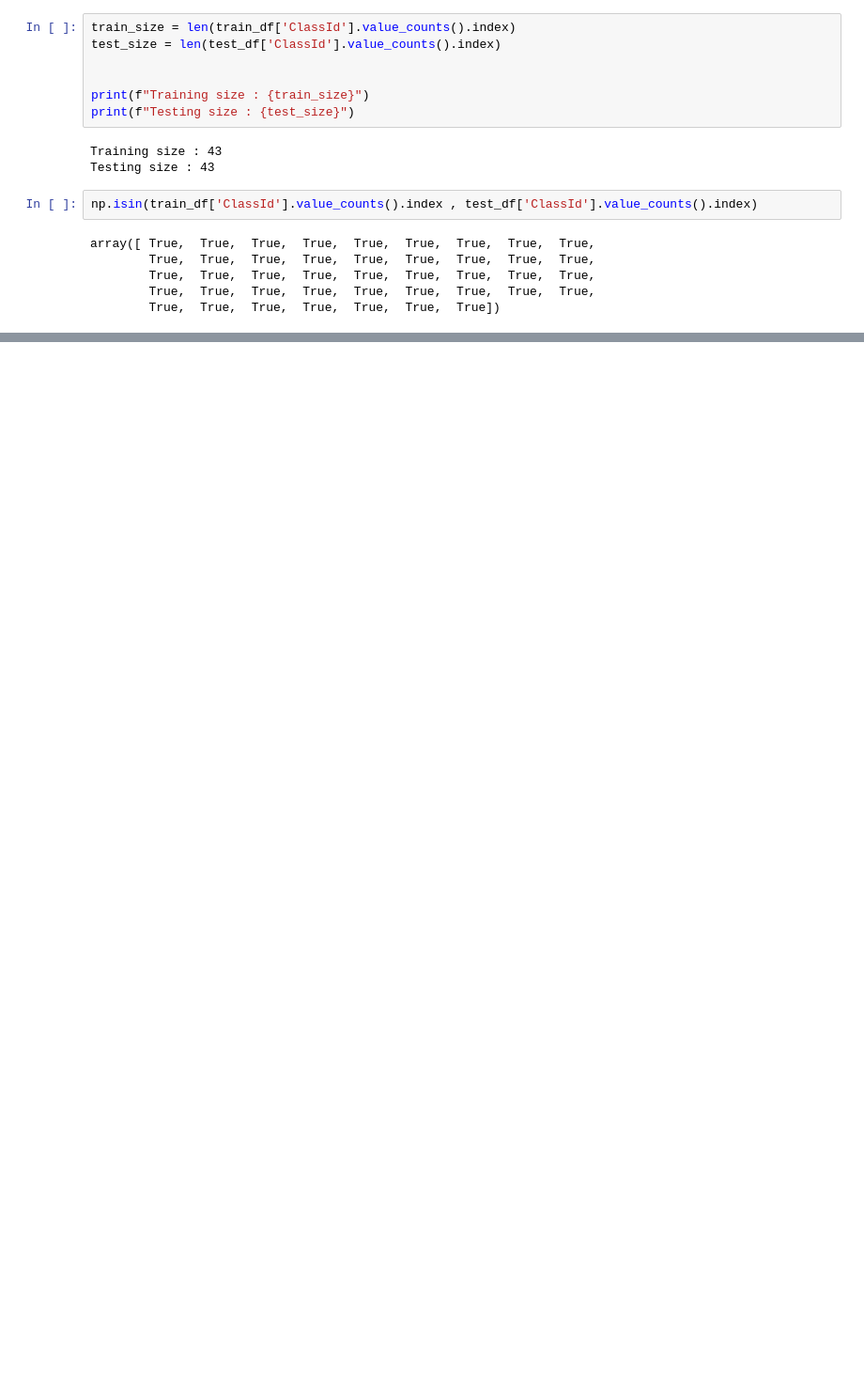
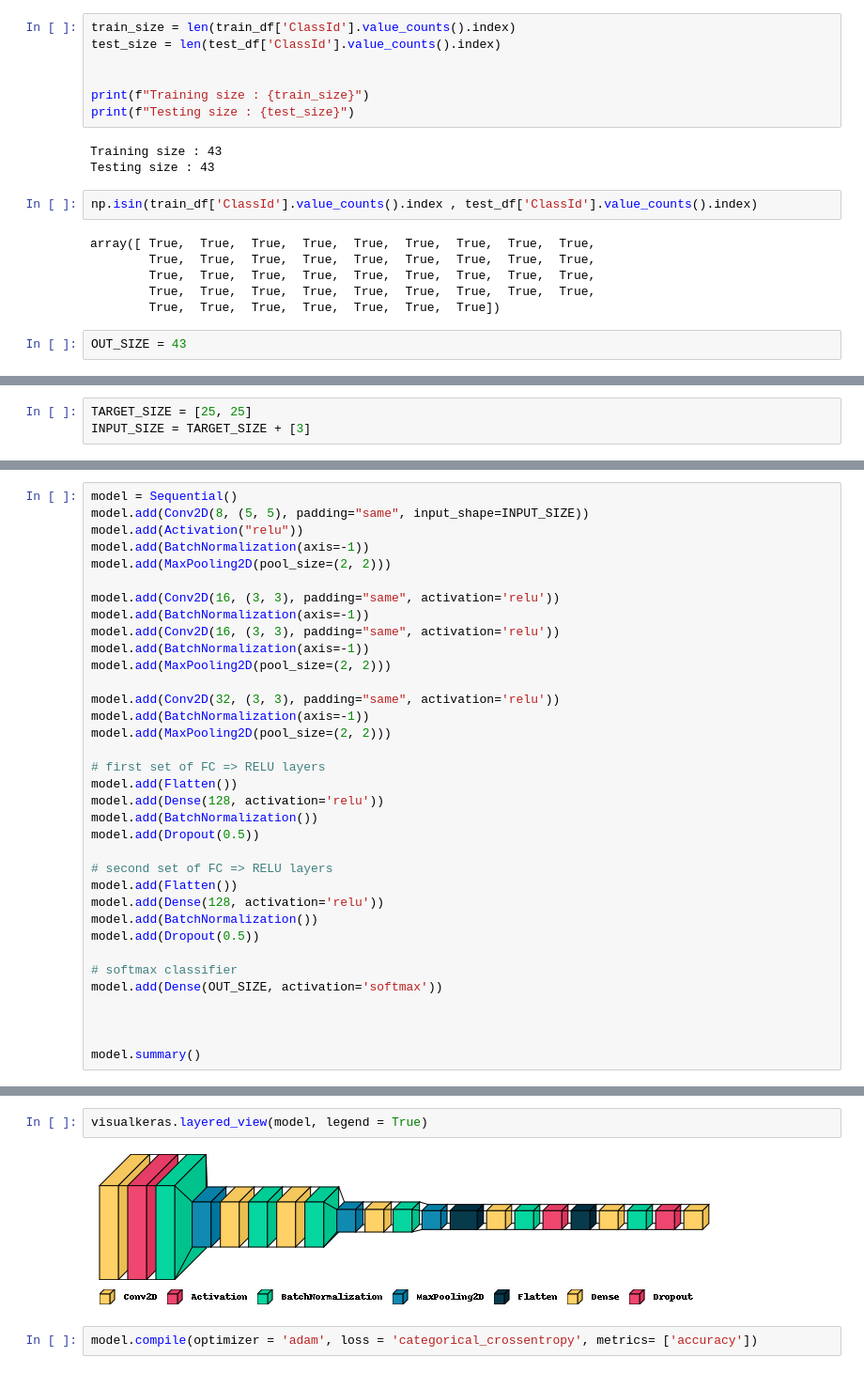
Before and after one commit to pinilDissanayaka/Traffic-Sign-Recognition, a Jupyter notebook: Traffic_Sign_Recognition.ipynb, the cells around one changed output, grey strips where cells are left out. Shown at 94% size. Cells and saved outputs as stored; diff of their text form; blank space fills up the shorter version.

Commit message:
model building

```diff
--- a/Traffic_Sign_Recognition.ipynb
+++ b/Traffic_Sign_Recognition.ipynb
@@ -202,4 +202,6 @@ array([ True,  True,  True,  True,  True,  True,  True,  True,  True,
         True,  True,  True,  True,  True,  True,  True,  True,  True,
         True,  True,  True,  True,  True,  True,  True,  True,  True,
         True,  True,  True,  True,  True,  True,  True])
+# %%
+OUT_SIZE = 43
 # %%
@@ -214,0 +237,3 @@ plt.show()
+# %%
+TARGET_SIZE = [25, 25]
+INPUT_SIZE = TARGET_SIZE + [3]
@@ -214,0 +298,35 @@ plt.show()
+# %%
+model = Sequential()
+model.add(Conv2D(8, (5, 5), padding="same", input_shape=INPUT_SIZE))
+model.add(Activation("relu"))
+model.add(BatchNormalization(axis=-1))
+model.add(MaxPooling2D(pool_size=(2, 2)))
+
+model.add(Conv2D(16, (3, 3), padding="same", activation='relu'))
+model.add(BatchNormalization(axis=-1))
+model.add(Conv2D(16, (3, 3), padding="same", activation='relu'))
+model.add(BatchNormalization(axis=-1))
+model.add(MaxPooling2D(pool_size=(2, 2)))
+
+model.add(Conv2D(32, (3, 3), padding="same", activation='relu'))
+model.add(BatchNormalization(axis=-1))
+model.add(MaxPooling2D(pool_size=(2, 2)))
+
+# first set of FC => RELU layers
+model.add(Flatten())
+model.add(Dense(128, activation='relu'))
+model.add(BatchNormalization())
+model.add(Dropout(0.5))
+
+# second set of FC => RELU layers
+model.add(Flatten())
+model.add(Dense(128, activation='relu'))
+model.add(BatchNormalization())
+model.add(Dropout(0.5))
+
+# softmax classifier
+model.add(Dense(OUT_SIZE, activation='softmax'))
+
+
+
+model.summary()
@@ -214,0 +351,6 @@ plt.show()
+# %%
+visualkeras.layered_view(model, legend = True)
+# %% [output]
+[figure, added]
+# %%
+model.compile(optimizer = 'adam', loss = 'categorical_crossentropy', metrics= ['accuracy'])
```
Also changed, not shown: parts of 12 cells of this notebook.
